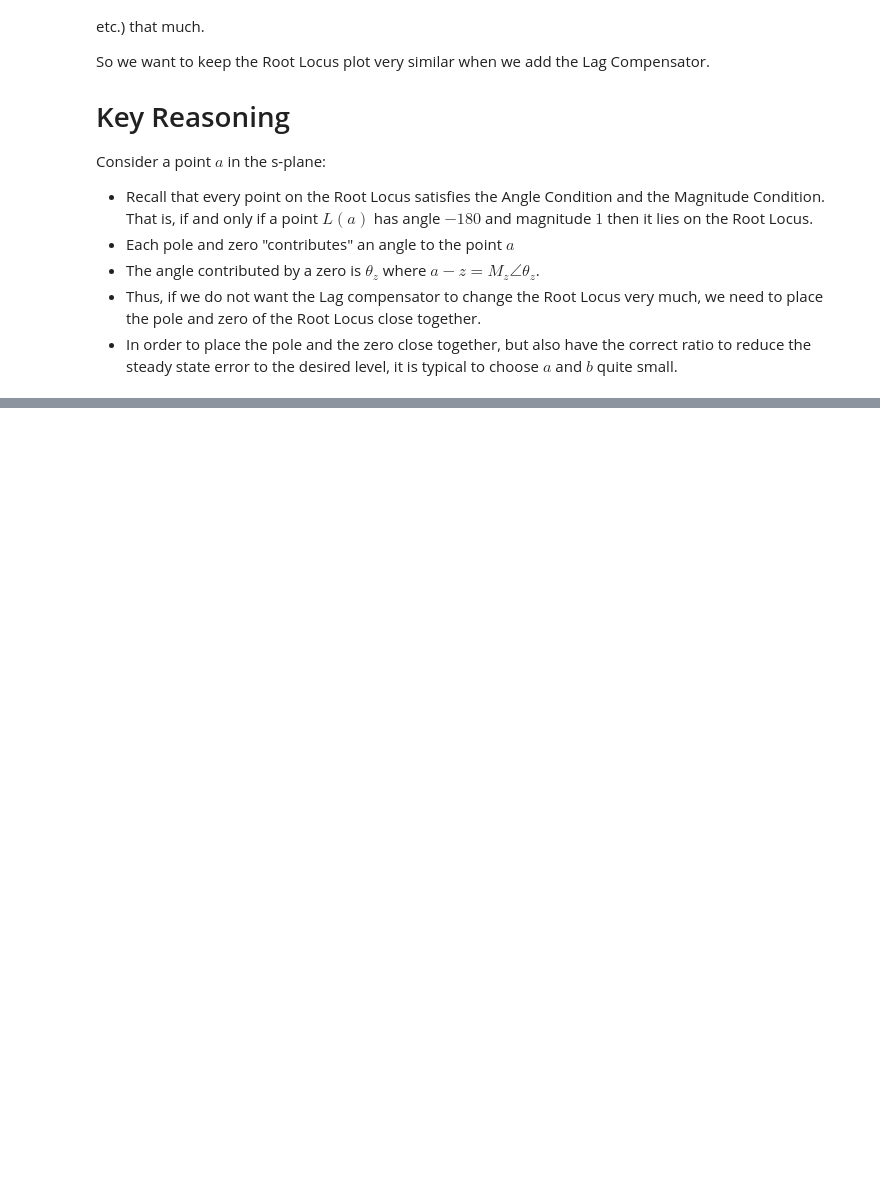
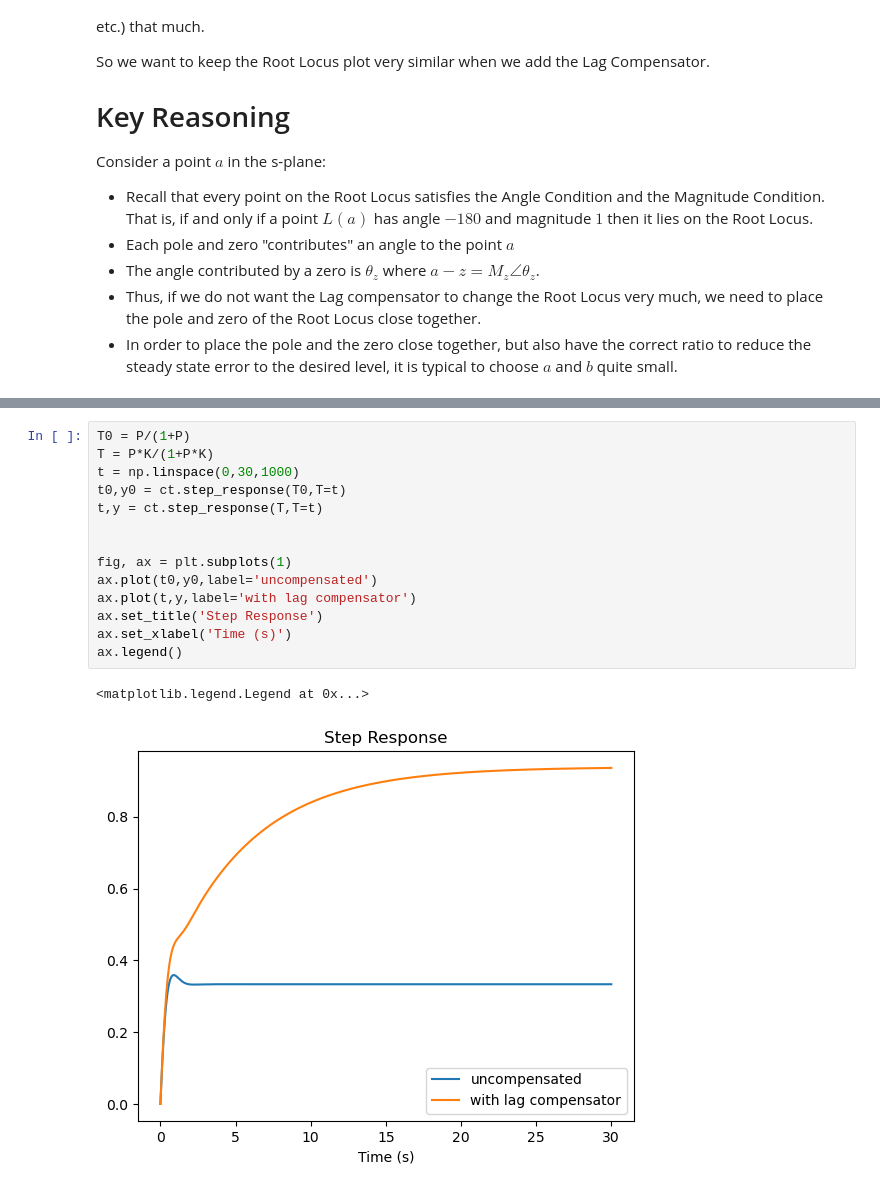
Before and after one commit to issam-akhtar/Unit-4---Lead-lag-control, a Jupyter notebook: Unit 4 - Part 2 - Lag control using Root Locus approach.ipynb, the cells around one changed output, grey strips where cells are left out. Drawn from its saved outputs; the diff is of its cells as text; blank space fills up the shorter version.

```diff
--- a/Unit 4 - Part 2 - Lag control using Root Locus approach.ipynb
+++ b/Unit 4 - Part 2 - Lag control using Root Locus approach.ipynb
@@ -124,0 +221,17 @@ The main reasoning will be illustrated using an example.
+# %%
+T0 = P/(1+P)
+T = P*K/(1+P*K)
+t = np.linspace(0,30,1000)
+t0,y0 = ct.step_response(T0,T=t)
+t,y = ct.step_response(T,T=t)
+
+
+fig, ax = plt.subplots(1)
+ax.plot(t0,y0,label='uncompensated')
+ax.plot(t,y,label='with lag compensator')
+ax.set_title('Step Response')
+ax.set_xlabel('Time (s)')
+ax.legend()
+# %% [output]
+<matplotlib.legend.Legend at 0x...>
+[figure, added]
```
Also changed, not shown: parts of 12 cells of this notebook, 1 other file.
